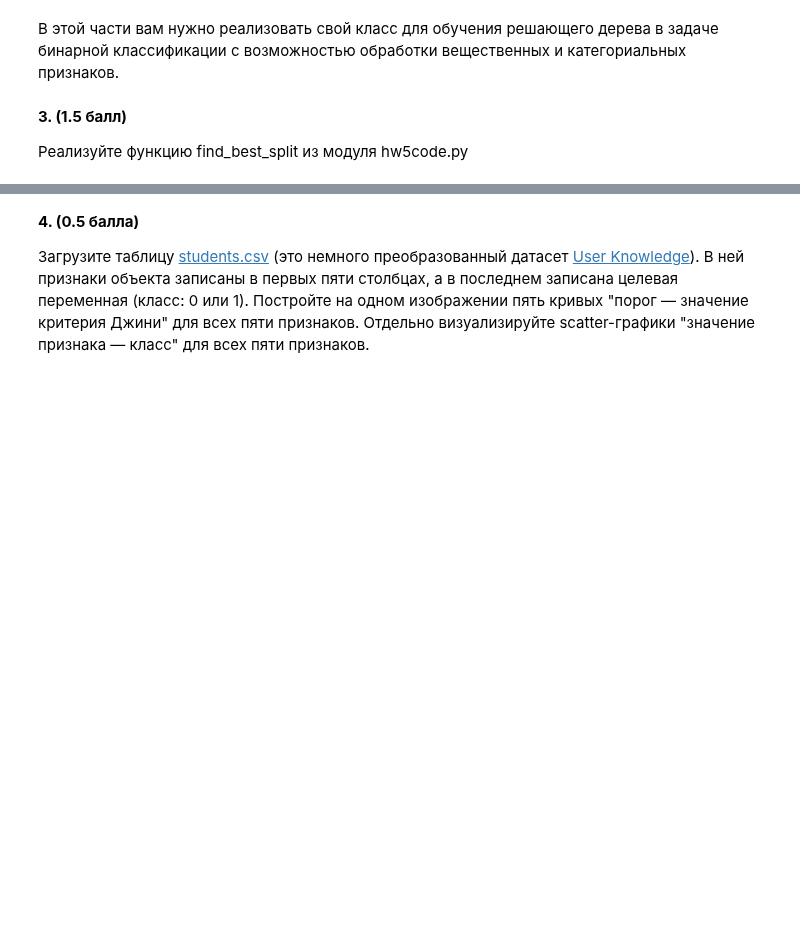
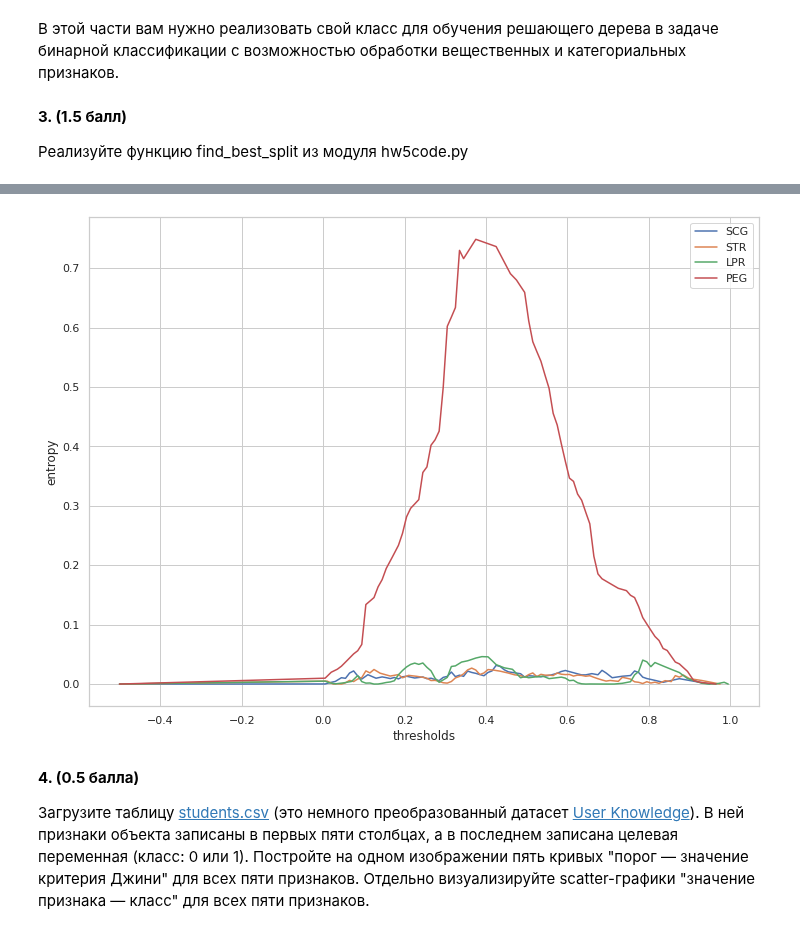
Before and after one commit to HeySlava/hse_course, a Jupyter notebook: trees_hw5/trees.ipynb, the cells around one changed output, grey strips where cells are left out. Cells and saved outputs as stored; diff of their text form; code cells hidden in the pictures; blank space fills up the shorter version.

Commit message:
entropy but with loop

```diff
--- a/trees_hw5/trees.ipynb
+++ b/trees_hw5/trees.ipynb
@@ -176,3 +176,25 @@ __Ответ:__
 __3. (1.5 балл)__
 
 Реализуйте функцию find_best_split из модуля hw5code.py
+# %%
+def find_best_split(feature_vector, target_vector):
+    """
+    Указания:
+    * Пороги, приводящие к попаданию в одно из поддеревьев пустого множества объектов, не рассматриваются.
+    * В качестве порогов, нужно брать среднее двух сосдених (при сортировке) значений признака
+    * Поведение функции в случае константного признака может быть любым.
+    * При одинаковых приростах Джини нужно выбирать минимальный сплит.
+    * За наличие в функции циклов балл будет снижен. Векторизуйте! :)
+
+    :param feature_vector: вещественнозначный вектор значений признака
+    :param target_vector: вектор классов объектов,  len(feature_vector) == len(target_vector)
+
+    :return thresholds: отсортированный по возрастанию вектор со всеми возможными порогами, по которым объекты можно
+     разделить на две различные подвыборки, или поддерева
+    :return ginis: вектор со значениями критерия Джини для каждого из порогов в thresholds len(ginis) == len(thresholds)
+    :return threshold_best: оптимальный порог (число)
+    :return gini_best: оптимальное значение критерия Джини (число)
+    """
+    # ╰( ͡° ͜ʖ ͡° )つ──☆*:・ﾟ
+
+    pass
@@ -178,0 +206,6 @@ __3. (1.5 балл)__
+# %%
+def entropy(left, right, sub_total):
+    if left == 0 or right == 0:
+        return 0
+    answer = -right/sub_total*np.log2(right/sub_total) - left/sub_total*np.log2(left/sub_total)
+    return answer
@@ -179,3 +251,15 @@ __3. (1.5 балл)__
+# %%
+plt.figure(figsize=(12,9))
+for i in range(1, 5):
+    feature = df.iloc[:, i]
+    target = df.iloc[:, 5]
+    thresh, gini, thresh_best,gini_best = find_best_split(feature, target, i)
+    plt.plot(thresh, gini, label=df.columns[i] )
+    plt.legend()
+    plt.xlabel('thresholds')
+    plt.ylabel('entropy')
+# %% [output]
+[figure, added]
 # %% [markdown]
 __4. (0.5 балла)__
 
```
Also changed, not shown: parts of 4 cells of this notebook.
